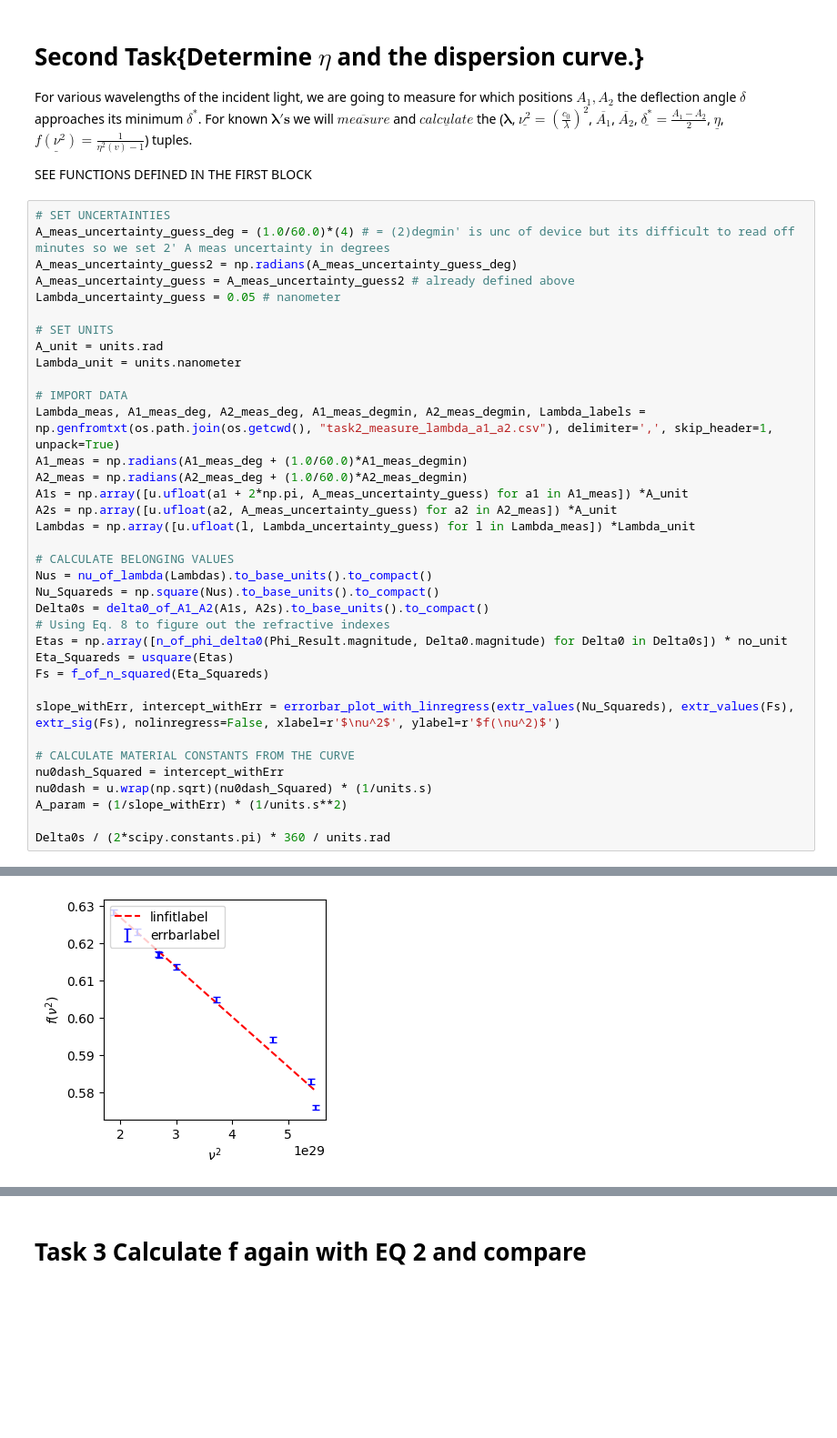
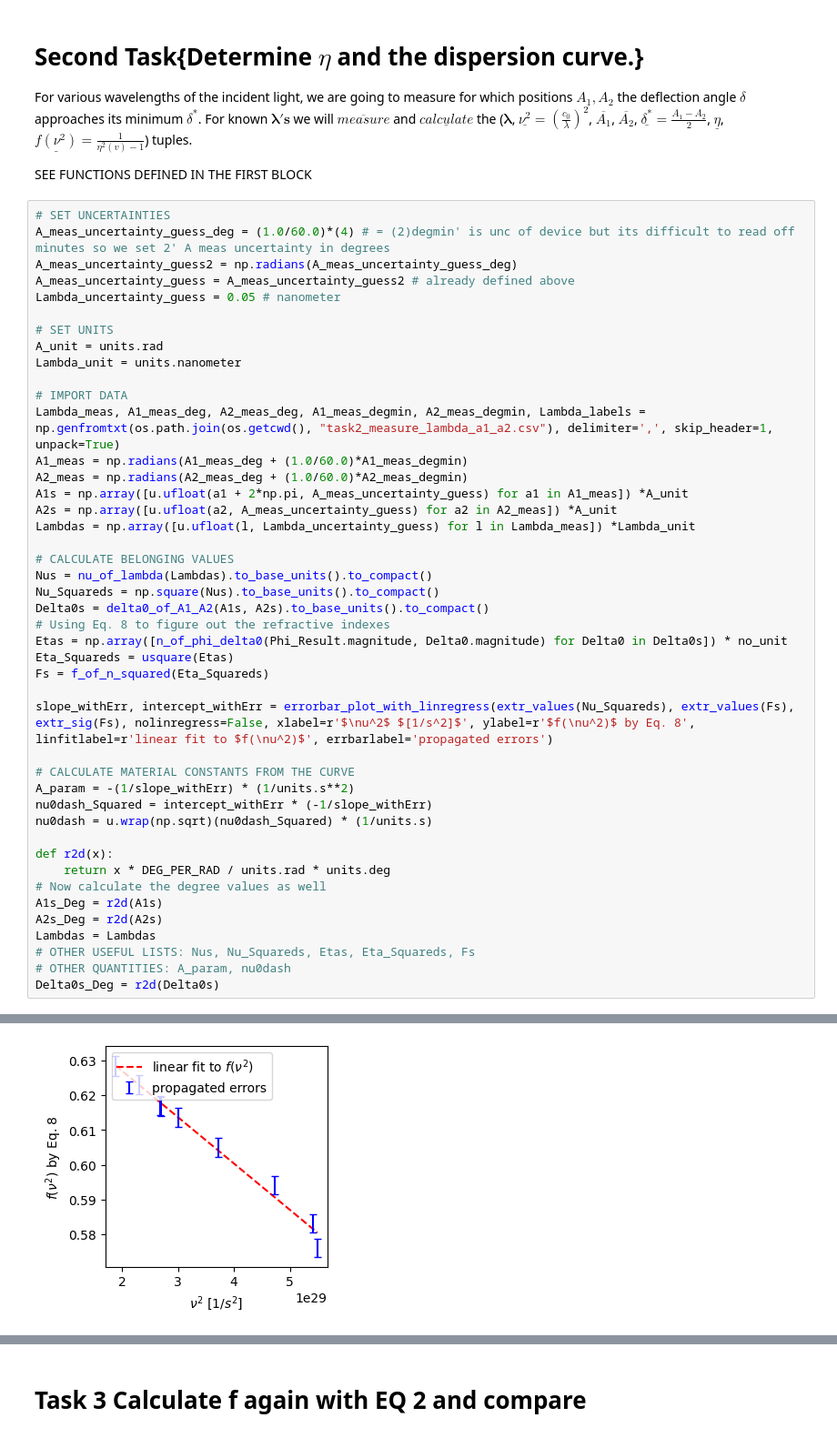
Before and after one commit to dominikrosser/praktikum_p1, a Jupyter notebook: 13 Brechungsind_pris/brechungsind_pris.ipynb, the cells around one changed output, grey strips where cells are left out. Shown at 91% size. Drawn from its saved outputs; the diff is of its cells as text; blank space fills up the shorter version.

```diff
--- a/13 Brechungsind_pris/brechungsind_pris.ipynb
+++ b/13 Brechungsind_pris/brechungsind_pris.ipynb
@@ -194,12 +228,20 @@ Etas = np.array([n_of_phi_delta0(Phi_Result.magnitude, Delta0.magnitude) for Del
 Eta_Squareds = usquare(Etas)
 Fs = f_of_n_squared(Eta_Squareds)
 
-slope_withErr, intercept_withErr = errorbar_plot_with_linregress(extr_values(Nu_Squareds), extr_values(Fs), extr_sig(Fs), nolinregress=False, xlabel=r'$\nu^2$', ylabel=r'$f(\nu^2)$')
+slope_withErr, intercept_withErr = errorbar_plot_with_linregress(extr_values(Nu_Squareds), extr_values(Fs), extr_sig(Fs), nolinregress=False, xlabel=r'$\nu^2$ $[1/s^2]$', ylabel=r'$f(\nu^2)$ by Eq. 8', linfitlabel=r'linear fit to $f(\nu^2)$', errbarlabel='propagated errors')
 
 # CALCULATE MATERIAL CONSTANTS FROM THE CURVE
-nu0dash_Squared = intercept_withErr
+A_param = -(1/slope_withErr) * (1/units.s**2)
+nu0dash_Squared = intercept_withErr * (-1/slope_withErr)
 nu0dash = u.wrap(np.sqrt)(nu0dash_Squared) * (1/units.s)
-A_param = (1/slope_withErr) * (1/units.s**2)
 
-Delta0s / (2*scipy.constants.pi) * 360 / units.rad
+def r2d(x):
+    return x * DEG_PER_RAD / units.rad * units.deg
+# Now calculate the degree values as well
+A1s_Deg = r2d(A1s)
+A2s_Deg = r2d(A2s)
+Lambdas = Lambdas
+# OTHER USEFUL LISTS: Nus, Nu_Squareds, Etas, Eta_Squareds, Fs
+# OTHER QUANTITIES: A_param, nu0dash
+Delta0s_Deg = r2d(Delta0s)
 # %% [output]
@@ -209 +251 @@ intercept:  0.6537652683362825
-[figure, old version]
+[figure, new version]
```
Also changed, not shown: parts of 6 cells of this notebook.
